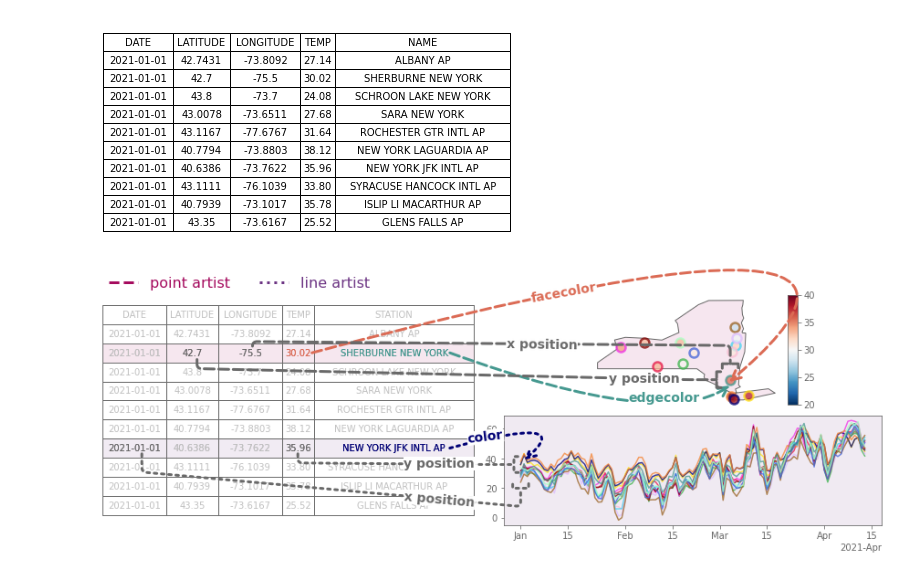
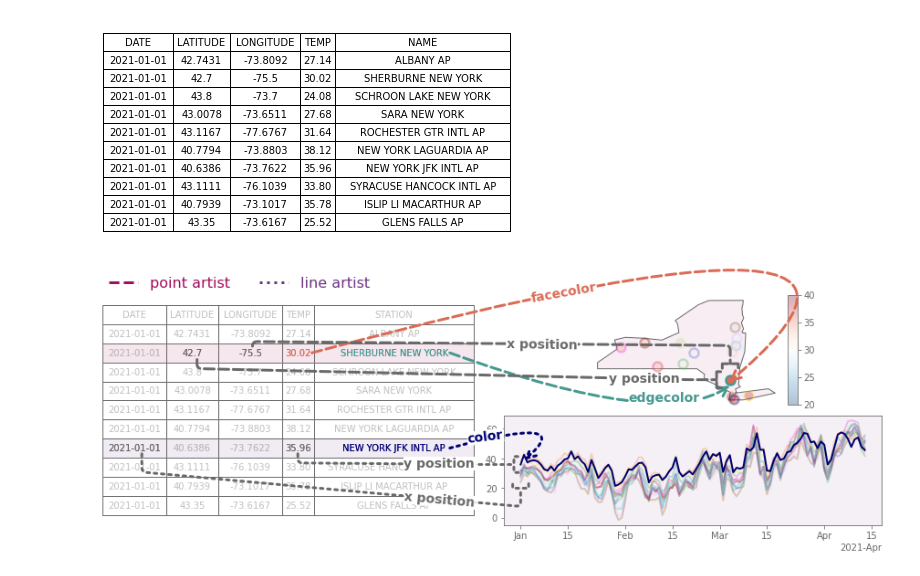
Before and after one commit to story645/proposal, a Jupyter notebook: figures/intro/viz_start.ipynb, the cells around one changed output. Cells and saved outputs as stored; diff of their text form; code cells hidden in the pictures.

```diff
--- a/figures/intro/viz_start.ipynb
+++ b/figures/intro/viz_start.ipynb
@@ -65,8 +65,11 @@ fig.savefig(slide_path/"table.png", bbox_inches='tight')
 [figure]
 # %%
 fade='dimgray'
+alpha = .3
 cmap = mcm.RdBu_r
 norm = mcolors.Normalize(vmin=20, vmax=40)
+station_map = 'STONYKILL NEW YORK'
+station_time = 'NEW YORK JFK INTL AP'
 
 fig, axd = plt.subplot_mosaic([['table', 'map'],
                                ['table', 'time',]],
@@ -75,8 +78,9 @@ tab = ip.plot_table(axd['table'], dfs, ['black', 'black', 'black', 'black', 'bla
                                  edgecolor=fade, textcolor='silver')
 tab[(0,4)].get_text().set_text('STATION')
 
-ip.plot_map(axd['map'], nygdf, nystate, cmap, norm, fade)
-ip.plot_time(axd['time'], ny, fade)
+ip.plot_map(axd['map'], nygdf, nystate, cmap, norm, fade, alpha, station_map)
+
+ip.plot_time(axd['time'], ny, fade, alpha, station_time)
 
 #arrows
 arrow_kws = {'linewidth':3, 'mutation_scale':25}
@@ -88,7 +92,7 @@ pos_color = 'dimgray'
 mls = 'dashed'
 arrow_kws['linestyle'] = mls
 
-station = 'STONYKILL NEW YORK'
+
 
 #x position
 xpx, xpy = ip.source_cell(tab[(2,2)], pos_color, .5, .85)
@@ -112,7 +116,7 @@ fig.text(.65,.67, "y position", color=pos_color, bbox=bbox, **font_kw)
 
 
 #edgecolor
-edge_color = ip.cdict['STONYKILL NEW YORK']
+edge_color = ip.cdict[station_map]
 ex, ey = ip.source_cell(tab[(2,4)], edge_color, xr=.9)
 edge_map = mpatches.ConnectionPatch(xyA=(ex, ey), coordsA=axd['table'].transData,
                                     xyB=(-73.9, 41.25), coordsB=axd['map'].transData,
@@ -122,7 +126,7 @@ fig.add_artist(edge_map)
 fig.text(.675,.6, "edgecolor", color=edge_color, bbox=bbox, **font_kw)
 
 #facecolor
-face_color = cmap(norm(nygdf['TAVG'][station]))
+face_color = cmap(norm(nygdf['TAVG'][station_map]))
 fx, fy = ip.source_cell(tab[(2,3)], face_color, xr=.97)
 face_map = mpatches.ConnectionPatch(xyA=(fx, fy), coordsA=axd['table'].transData,
                                     xyB=(-73.95, 41.4), coordsB=axd['map'].transData,
@@ -156,37 +160,37 @@ ypos_map = mpatches.ConnectionPatch(xyA=(ypx, ypy), coordsA=axd['table'].transDa
 fig.add_artist(ypos_map)
 fig.text(.39,.35, "y position", color=pos_color, bbox=bbox, **font_kw)
 
 # color
-line_color = ip.cdict['NEW YORK JFK INTL AP']
+line_color = ip.cdict[station_time]
 cx, cy = ip.source_cell(tab[(7,4)], line_color, xr=.9)
 face_map = mpatches.ConnectionPatch(xyA=(cx, cy), coordsA=axd['table'].transData,
                                     xyB=(18629, 39), coordsB=axd['time'].transData,
                                     arrowstyle="->", connectionstyle="angle3, angleA=15,angleB=-140",
                                     color=line_color,**arrow_kws)
 fig.add_artist(face_map)
 fig.text(.47, .45, "color", color=line_color, rotation=7, bbox=bbox, **font_kw)
 
 afont_kws = {'fontsize':24, 'fontweight':'bold', 'va':'center', 'ha':'left', 'zorder':25}
 
 macolor= '#A50B5E'
 tacolor= '#6c3483'
 [tab[(row, col)].set_facecolor(mcolors.to_rgba(color, alpha=.05))
      for col in range(5) for row, color in [(2, macolor), (7, tacolor)]]
 
 for c in axd['map'].get_children():
     if isinstance(c, PatchCollection):
-        c.set_facecolor(mcolors.to_rgba(macolor, alpha=.1))
-axd['time'].set_facecolor(mcolors.to_rgba(tacolor, alpha=.1))
+        c.set_facecolor(mcolors.to_rgba(macolor, alpha=.075))
+axd['time'].set_facecolor(mcolors.to_rgba(tacolor, alpha=.075))
 
 point_a = mlines.Line2D([],[], linewidth=3, color=macolor, linestyle=mls, label='point artist')
 line_a = mlines.Line2D([],[], linewidth=3, color=tacolor, linestyle=tls, label='line artist')
 
 lg = fig.legend(handles=[point_a, line_a], ncol=2,
            loc='upper left', fontsize=font_kw['fontsize']+2, labelcolor='linecolor',
                 frameon=False, facecolor='none')
 fig.savefig(proposal_path/"functions.png", bbox_inches='tight')
 # %% [output]
-[figure, old version]
+[figure, new version]
 # %%
 nyjfk = ny[ny['NAME'].str.contains("JFK")]
 # %%
```
Also changed, not shown: parts of 4 cells of this notebook, 2 other files.
